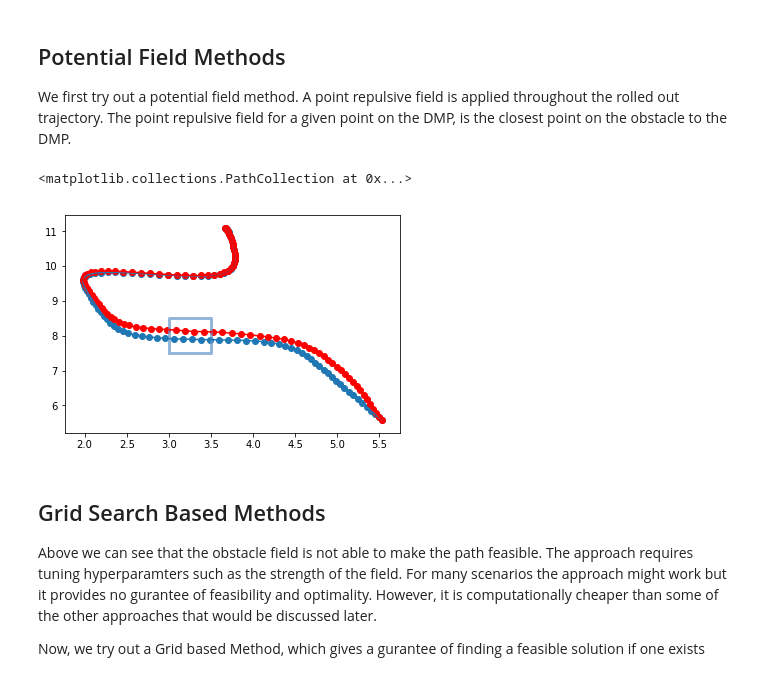
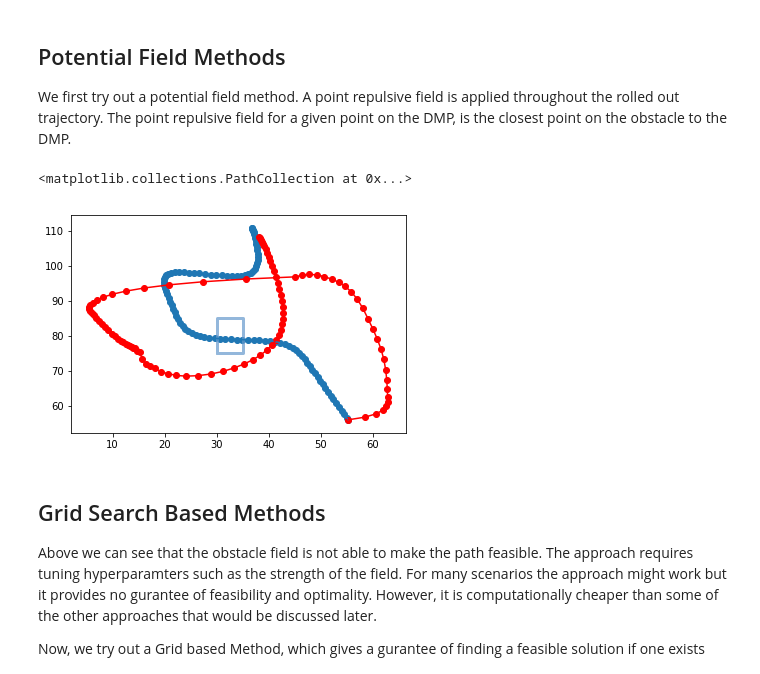
Before and after one commit to gutsy-robot/pydmps, a Jupyter notebook: pydmps/dmp_obstacle_avoidance_algo.ipynb, the cells around one changed output. Saved outputs shown, nothing was run; the diff lists cells and outputs as text; code cells hidden in the pictures.

```diff
--- a/pydmps/dmp_obstacle_avoidance_algo.ipynb
+++ b/pydmps/dmp_obstacle_avoidance_algo.ipynb
@@ -61,11 +51,11 @@ plt.plot(x, y, color='r')
 DMPs with Variable Start and Goal
 ---
 # %%
-dmp.y0[0] = 10.0
-dmp.y0[1] = 10.0
+dmp.y0[0] = 100.0
+dmp.y0[1] = 100.0
 
-dmp.goal[0] = 5.0
-dmp.goal[1] = 20.0
+dmp.goal[0] = 50.0
+dmp.goal[1] = 200.0
 
 y_track2, dy_track2, ddy_track2, s2 = dmp.rollout()
 
@@ -85,7 +72,7 @@ from shapely.geometry import Point, mapping
 from math import sqrt, ceil, floor
 
 # specify the end points of the polygon.
-coords = [(3.0, 7.5), (3.0, 8.5), (3.5, 8.5), (3.5, 7.5)]
+coords = [(30.0, 75), (30, 85), (35, 85), (35, 75)]
 
 obstacle = Polygon(coords)
 ob_x, ob_y = obstacle.exterior.xy
@@ -105,20 +89,29 @@ Potential Field Methods
 We first try out a potential field method. A point repulsive field is applied throughout the rolled out trajectory. The point repulsive field for a given point on the DMP, is the closest point on the obstacle to the DMP.
 # %%
 from utils import avoid_obstacles
+
+# TODO: Alternative potential field expressions
+
+dmp.y0[0] = x[0]
+dmp.y0[1] = y[0]
+
+dmp.goal[0] = x[-1]
+dmp.goal[1] = y[-1]
+
 
 y_track_pot, dy_track_pot, ddy_track_pot, s = dmp.rollout(obstacles=[obstacle], external_force=avoid_obstacles)
 
 
 plt.plot(ob_x, ob_y, color='#6699cc', alpha=0.7, linewidth=3, solid_capstyle='round', zorder=2)
 
 plt.plot(y_track_nc[:, 0], y_track_nc[:, 1])
 plt.scatter(y_track_nc[:, 0], y_track_nc[:, 1])
 
 plt.plot(y_track_pot[:, 0], y_track_pot[:, 1], color='r')
 plt.scatter(y_track_pot[:, 0], y_track_pot[:, 1], color='r')
 # %% [output]
 <matplotlib.collections.PathCollection at 0x...>
-[figure, old version]
+[figure, new version]
 # %% [markdown]
 Grid Search Based Methods
 ---
```
Also changed, not shown: parts of 9 cells of this notebook.
